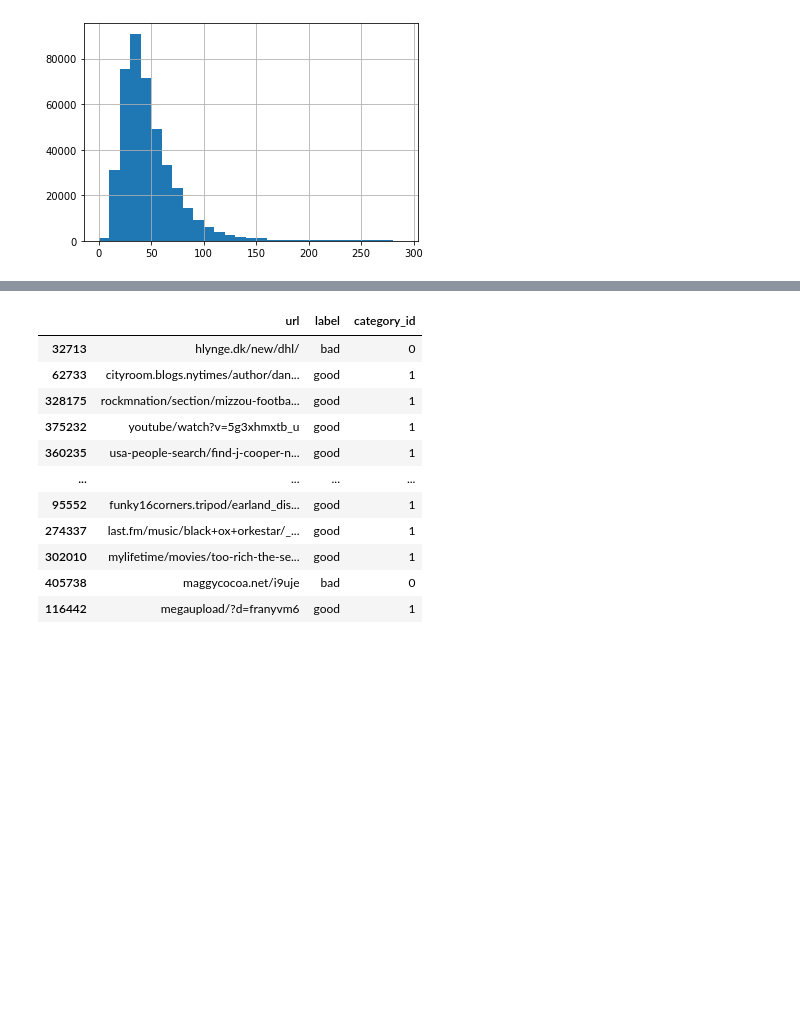
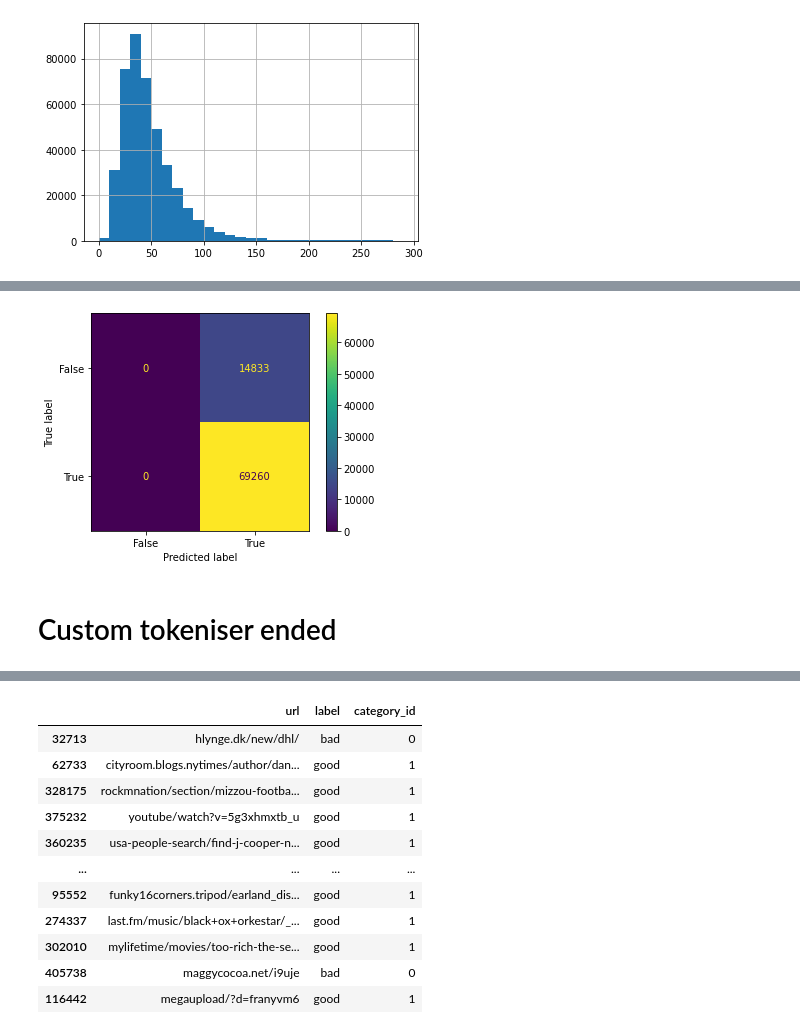
Before and after one commit to prabhkaur301/ML-notebooks, a Jupyter notebook: malicious_url_detector.ipynb, the cells around one changed output, grey strips where cells are left out. Cells and saved outputs as stored; diff of their text form; code cells hidden in the pictures; blank space fills up the shorter version.

```diff
--- a/malicious_url_detector.ipynb
+++ b/malicious_url_detector.ipynb
@@ -120,0 +156,7 @@ lens.hist(bins = np.arange(0,300,10))
+# %%
+X = vectorizer.fit_transform(url_list)
+# %%
+X_train, X_test, y_train, y_test = train_test_split(X, y, test_size=0.2, random_state=42)
+# %%
+randfor = RandomForestClassifier(max_depth=14, random_state=2022)
+randfor.fit(X_train, y_train)
@@ -120,0 +165,4 @@ lens.hist(bins = np.arange(0,300,10))
+# %%
+label_pred_randfor = randfor.predict(X_test)
+print(classification_report(y_test, label_pred_randfor))
+print("accuracy: {}%".format(round(accuracy_score(y_test, label_pred_randfor)*100,2)))
@@ -121,3 +180,12 @@ lens.hist(bins = np.arange(0,300,10))
+# %%
+confusion_matrix_rd = confusion_matrix(y_test, label_pred_randfor)
+cm_display= ConfusionMatrixDisplay(confusion_matrix = confusion_matrix_rd, display_labels = [False, True])
+cm_display.plot()
+plt.show()
+# %% [output]
+[figure, added]
+# %% [markdown]
+# Custom tokeniser ended
 # %%
 # converting to all lowercase
 url_dataset['url'] = url_dataset['url'].apply(lambda x: x.lower())
```
Also changed, not shown: parts of 31 cells of this notebook.
